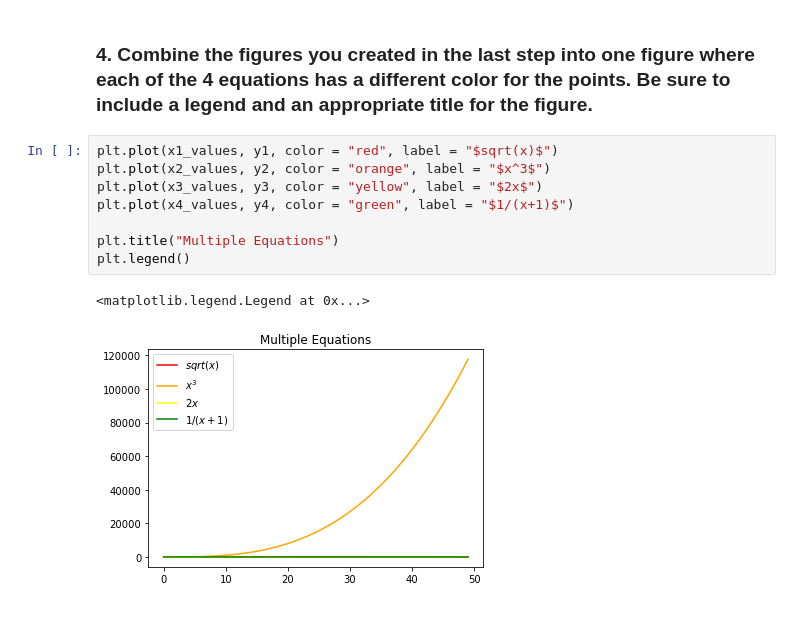
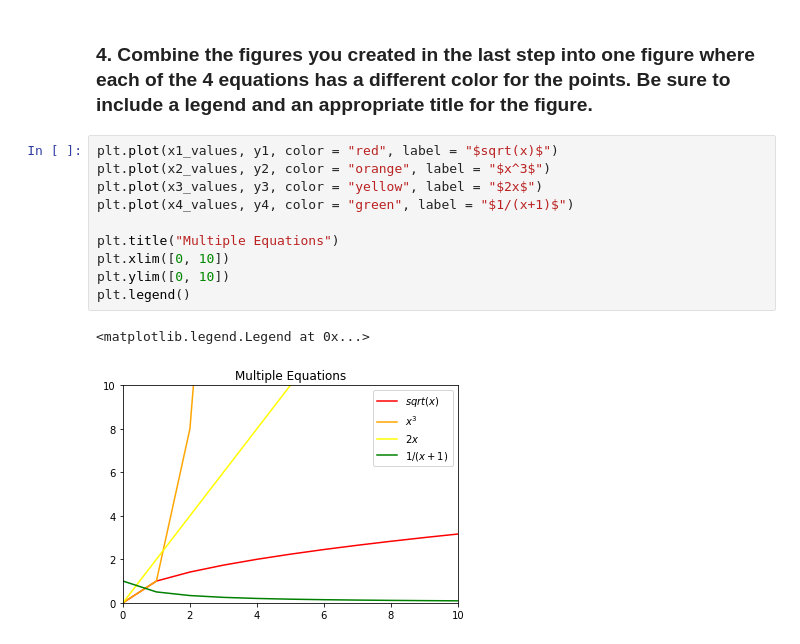
Before and after one commit to david-ryan-alviola/numpy-pandas-visualization-exercises, a Jupyter notebook: matplotlib_exercises.ipynb, the cells around one changed output. Cells and saved outputs as stored; diff of their text form.

Commit message:
Added xlim and ylim values for multiple plot figures

```diff
--- a/matplotlib_exercises.ipynb
+++ b/matplotlib_exercises.ipynb
@@ -90,11 +90,13 @@ plt.show()
 # %%
 plt.plot(x1_values, y1, color = "red", label = "$sqrt(x)$")
 plt.plot(x2_values, y2, color = "orange", label = "$x^3$")
 plt.plot(x3_values, y3, color = "yellow", label = "$2x$")
 plt.plot(x4_values, y4, color = "green", label = "$1/(x+1)$")
 
 plt.title("Multiple Equations")
+plt.xlim([0, 10])
+plt.ylim([0, 10])
 plt.legend()
 # %% [output]
 <matplotlib.legend.Legend at 0x...>
-[figure, old version]
+[figure, new version]
```
Also changed, not shown: 1 other file.
